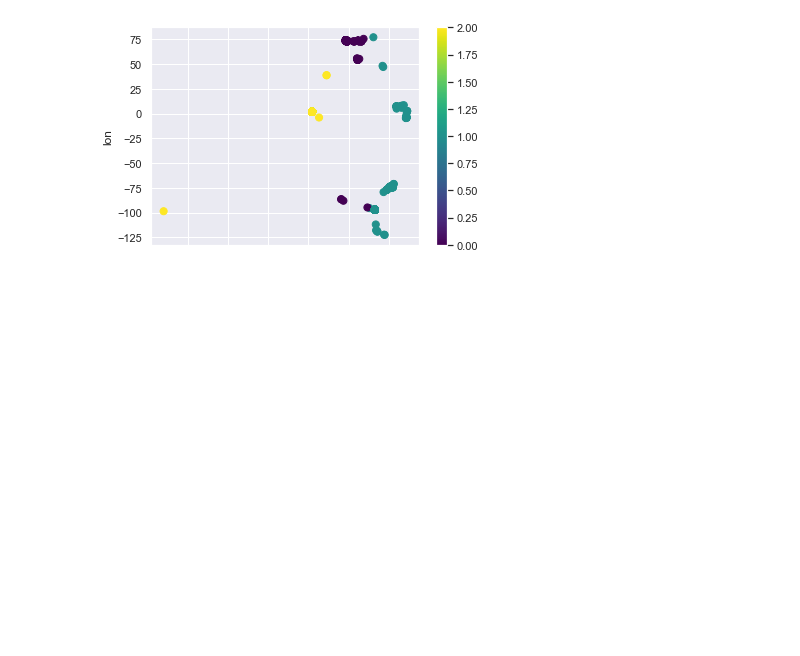
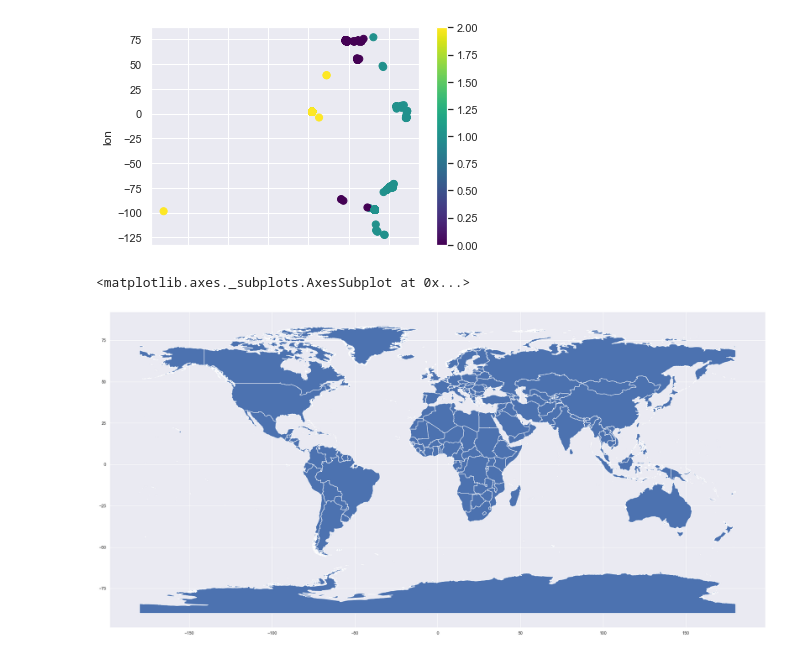
Before and after one commit to adityaarunsinghal/text-mining, a Jupyter notebook: Location Interpretation.ipynb, the cells around one changed output. Cells and saved outputs as stored; diff of their text form; code cells hidden in the pictures; blank space fills up the shorter version.

```diff
--- a/Location Interpretation.ipynb
+++ b/Location Interpretation.ipynb
@@ -129,3 +122,13 @@ loc.plot.scatter(x = 'lat', y = 'lon', c=labels, s=50, cmap='viridis')
 # %% [output]
 <matplotlib.axes._subplots.AxesSubplot at 0x...>
 [figure]
+# %%
+world = gpd.read_file('All Data/Longitude_Graticules_and_World_Countries_Boundaries-shp/99bfd9e7-bb42-4728-87b5-07f8c8ac631c2020328-1-1vef4ev.lu5nk.shp')
+maha = gpd.read_file('All Data/maharashtra/maharashtra_administrative/maharashtra_administrative.shp')
+pune = gpd.read_file('All Data/maharashtra/pune/pune.shp')
+# %%
+fig, ax = plt.subplots(figsize=(30,25))
+world.plot(ax=ax)
+# %% [output]
+<matplotlib.axes._subplots.AxesSubplot at 0x...>
+[figure, added]
```
Also changed, not shown: parts of 3 cells of this notebook, 41 other files.
